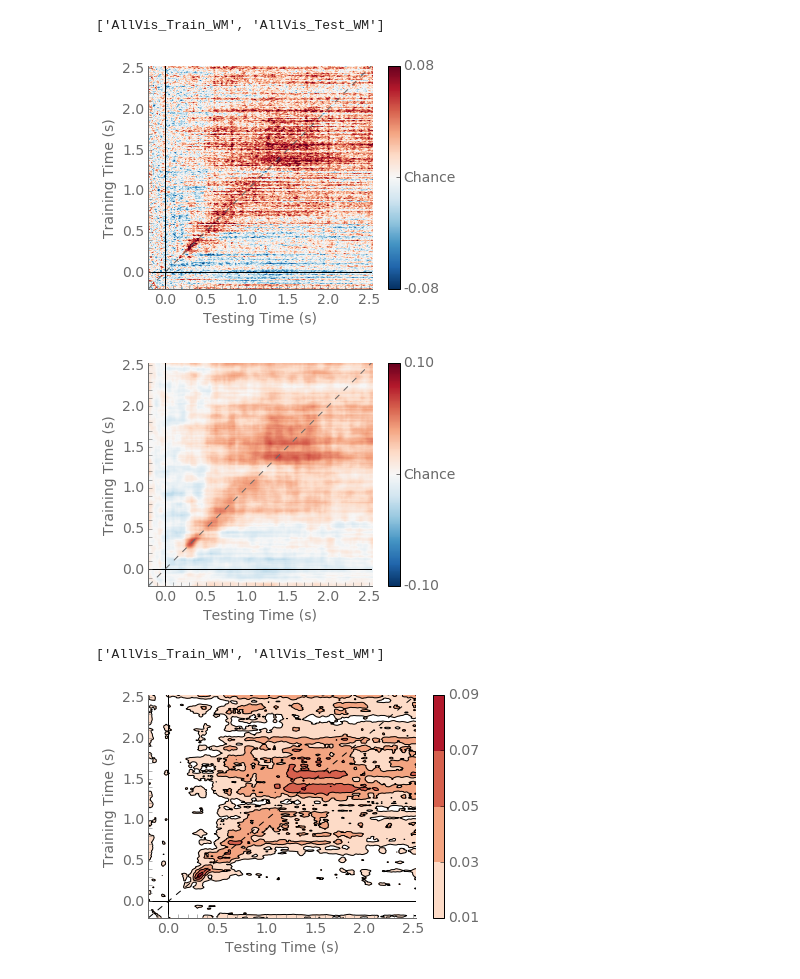
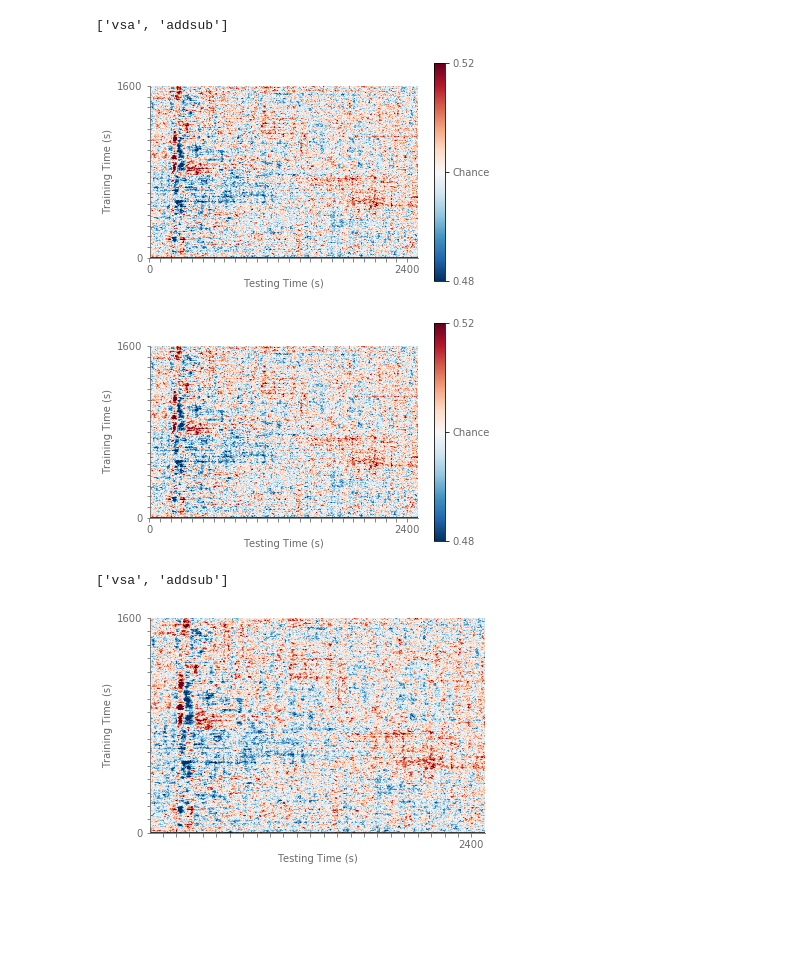
Before and after one commit to pinheirochagas/Calc_MEG, a Jupyter notebook: decoding/notebooks/decoding_notebook.ipynb, the cells around one changed output. Cells and saved outputs as stored; diff of their text form; code cells hidden in the pictures; blank space fills up the shorter version.

```diff
--- a/decoding/notebooks/decoding_notebook.ipynb
+++ b/decoding/notebooks/decoding_notebook.ipynb
@@ -61,4 +85,0 @@ all_diagonals = np.array(all_diagonals)
-# %%
-####################Reshape data####################
-all_scores = np.reshape(all_scores, (len(ListCondition), len(ListSubject), score.shape[0], score.shape[1])) #n_cond, n_subj, training_times, testing_times
-all_diagonals = np.reshape(all_diagonals, (len(ListCondition), len(ListSubject), diagonal.shape[0]))
@@ -147,8 +166,8 @@ for c, cond in enumerate(ListCondition):
 # %%
- ####################Compute stats for averaged diagonal####################
-p_values_group_diagonal_AVG = np.zeros((len(ListCondition), len(timeBins)))
+ #Compute stats for averaged diagonal
+p_values_group_diagonal_AVG = np.zeros((len(conditions), len(timeBins)))
 
-for c, cond in enumerate(ListCondition):
+for c, cond in enumerate(conditions):
     for tb, timebin in enumerate(timeBins):
         p_values_group_diagonal_AVG[c, tb] = parallel_stats(group_diagonal_AVG[c, tb, :] - chance, function = _my_wilcoxon, correction = False, n_jobs = -1)
         p_values_group_diagonal_AVG[c, tb] = p_values_group_diagonal_AVG[c, tb]/2.
@@ -160,11 +174,11 @@ for c, cond in enumerate(ListCondition):
 # %%
-####################Plot original GAT####################
-for c, cond in enumerate(ListCondition):
-    for s, sub in enumerate(ListSubject):
+#Plot original GAT - individual subjects
+for c, cond in enumerate(conditions):
+    for s, sub in enumerate(subjects):
         print(sub)
         print(cond)
-        pretty_gat(all_scores[c, s, :, :], times = time, chance = chance, ax = None, sig = None, cmap = 'RdBu_r',
+        pretty_gat(all_scores[c, s, :, :], chance = chance, ax = None, sig = None, cmap = 'RdBu_r',
              clim = None, colorbar = True, xlabel = 'Testing Time (s)',
-             ylabel = 'Training Time (s)', sfreq = 250, diagonal = 'dimgray', test_times = None, smoothWindow=0)
+             ylabel = 'Training Time (s)', sfreq = 250, test_times = None)
         plt.show()
 # %% [output]
@@ -190,38 +204,37 @@ el130086
 # %%
-####################Plot original GAT####################
-for c, cond in enumerate(ListCondition):
+#Plot original GAT - group
+for c, cond in enumerate(conditions):
     print(cond)
-    pretty_gat(group_scores[c, :, :], times = time, chance = chance, ax = None, sig = None, cmap = 'RdBu_r',
+    pretty_gat(group_scores[c, :, :], chance = chance, ax = None, sig = None, cmap = 'RdBu_r',
              clim = None, colorbar = True, xlabel = 'Testing Time (s)',
-             ylabel = 'Training Time (s)', sfreq = 250, diagonal = 'dimgray', test_times = None, smoothWindow=0)
+             ylabel = 'Training Time (s)', sfreq = 250, test_times = None)
     plt.show()
 # %% [output]
-['AllVis_Train_WM', 'AllVis_Test_WM']
+['vsa', 'addsub']
-[figure, old version]
+[figure, new version]
 # %%
-##### Plot GAT with uncorrected p values####################
-for c, cond in enumerate(ListCondition):
+#Plot GAT with uncorrected p values
+for c, cond in enumerate(conditions):
     classLines = [None, None, toi, toi]
-    pretty_gat(group_scores[c, :, :], times = time, chance = chance, ax = None, sig = None, cmap = 'RdBu_r',
-             clim = [-0.1, 0.1], colorbar = True, xlabel = 'Testing Time (s)',
-             ylabel = 'Training Time (s)', sfreq = 250, diagonal = 'dimgray', test_times = None, smoothWindow=10)
-    fname = groupResult_path + '/' + cond[0] + '_' + cond[1] + '-uncorrectedGAT.tif'
-    plt.savefig(fname, format = 'tif', dpi = 300, bbox_inches = 'tight')
+    pretty_gat(group_scores[c, :, :], chance = .5, ax = None, sig = None, cmap = 'RdBu_r',
+             colorbar = True, xlabel = 'Testing Time (s)',
+             ylabel = 'Training Time (s)', sfreq = 250, test_times = None)
+    fname = dirs['gp_result'] + '/' + cond[0] + '_' + cond[1] + '-uncorrectedGAT.tif'
+    #plt.savefig(fname, format = 'tif', dpi = 300, bbox_inches = 'tight')
     plt.show()
 # %% [output]
-[figure, old version]
+[figure, new version]
 # %%
-##### Plot GAT with uncorrected p values####################
-for c, cond in enumerate(ListCondition):
+#Plot GAT with corrected p values - only contour
+for c, cond in enumerate(conditions):
     classLines = [None, None, toi, toi]
     print(cond)
-    pretty_gat(group_scores[c, :, :], times = time, chance = chance, ax = None, sig = None, cmap = 'RdBu_r',
-             clim = [-0.1, 0.1], colorbar = None, xlabel = 'Testing Time (s)',
-             ylabel = 'Training Time (s)', sfreq = 250, diagonal = 'k', test_times = None, smoothWindow=8,
-              contourPlot = True, steps = [0.01, 0.03, 0.05, 0.07, 0.09])
-    fname = groupResult_path + '/' + cond[0] + '_' + cond[1] + '-uncorrectedGAT_contour.tif'
-    plt.savefig(fname, format = 'tif', dpi = 300, bbox_inches = 'tight')
+    pretty_gat(group_scores[c, :, :], chance = chance, ax = None, sig = p_values_gat[c,:], cmap = 'RdBu_r',
+             colorbar = None, xlabel = 'Testing Time (s)',
+             ylabel = 'Training Time (s)', sfreq = 250, test_times = None)
+    fname = dirs['gp_result'] + '/' + cond[0] + '_' + cond[1] + '-uncorrectedGAT_contour.tif'
+    #plt.savefig(fname, format = 'tif', dpi = 300, bbox_inches = 'tight')
     plt.show()
 # %% [output]
-['AllVis_Train_WM', 'AllVis_Test_WM']
+['vsa', 'addsub']
-[figure, old version]
+[figure, new version]
```
Also changed, not shown: parts of 20 cells of this notebook, 7 other files.
